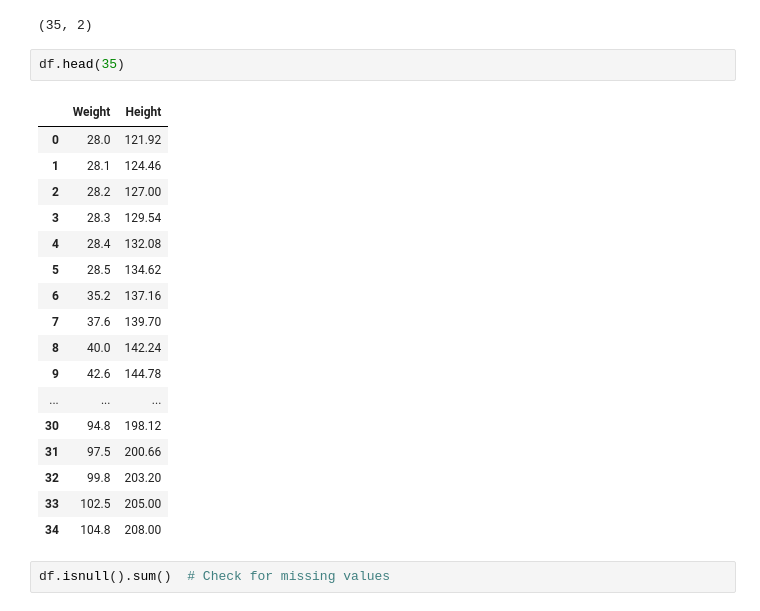
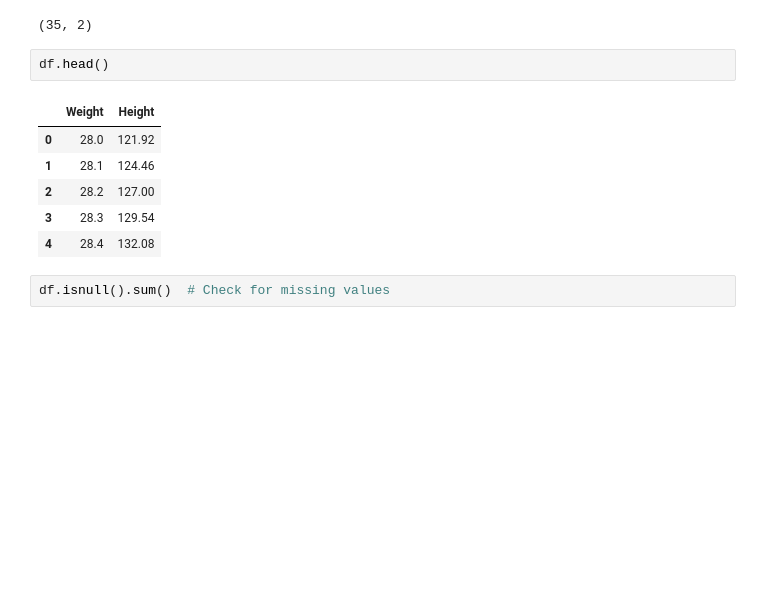
Before and after one commit to anshwork/machine-learning, a Jupyter notebook: HeightPrediction/PredictHeight.ipynb, the cells around one changed output. Saved outputs shown, nothing was run; the diff lists cells and outputs as text; blank space fills up the shorter version.

```diff
--- a/HeightPrediction/PredictHeight.ipynb
+++ b/HeightPrediction/PredictHeight.ipynb
@@ -31,25 +31,14 @@ df.shape
 # %% [output]
 (35, 2)
 # %%
-df.head(35)
+df.head()
 # %% [output]
 |  | Weight | Height |
 | 0 | 28.0 | 121.92 |
 | 1 | 28.1 | 124.46 |
 | 2 | 28.2 | 127.00 |
 | 3 | 28.3 | 129.54 |
 | 4 | 28.4 | 132.08 |
-| 5 | 28.5 | 134.62 |
-| 6 | 35.2 | 137.16 |
-| 7 | 37.6 | 139.70 |
-| 8 | 40.0 | 142.24 |
-| 9 | 42.6 | 144.78 |
-| ... | ... | ... |
-| 30 | 94.8 | 198.12 |
-| 31 | 97.5 | 200.66 |
-| 32 | 99.8 | 203.20 |
-| 33 | 102.5 | 205.00 |
-| 34 | 104.8 | 208.00 |
 # %%
 df.isnull().sum()  # Check for missing values
 # %% [output]
```
Also changed, not shown: parts of 1 cell of this notebook.
